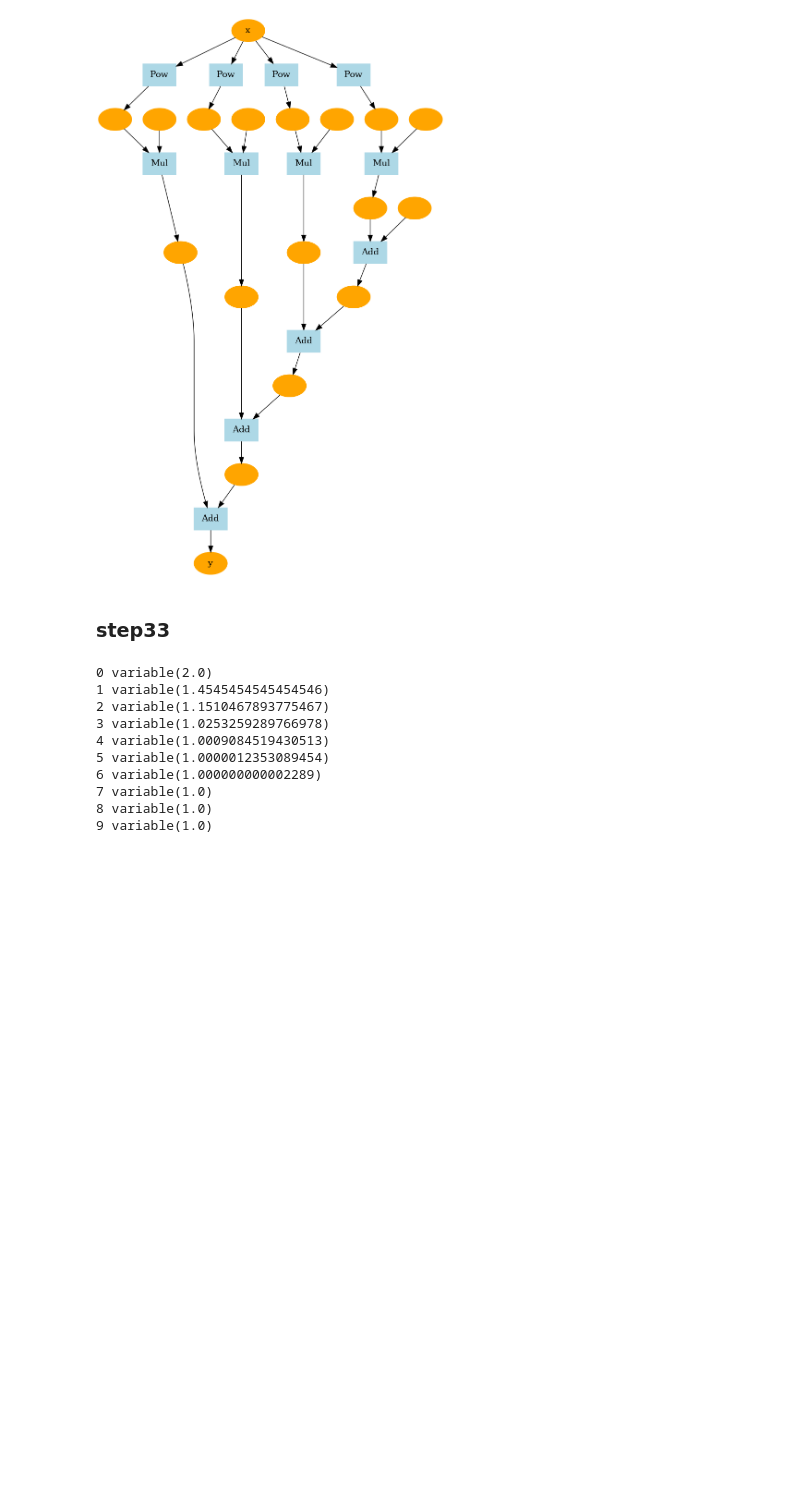
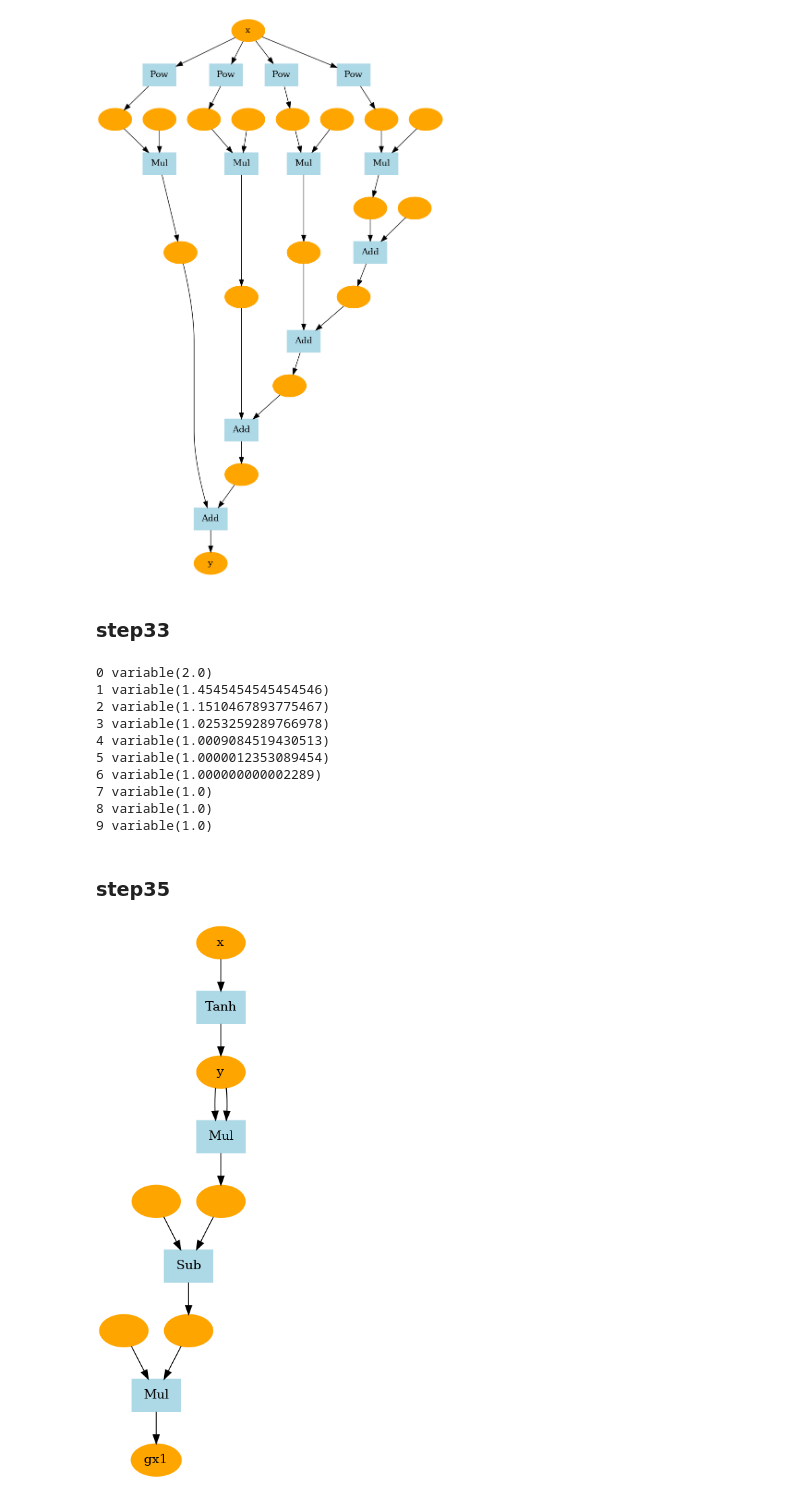
Before and after one commit to pedrogao/aizero, a Jupyter notebook: notebooks/function.ipynb, the cells around one changed output. Saved outputs shown, nothing was run; the diff lists cells and outputs as text; code cells hidden in the pictures; blank space fills up the shorter version.

Commit message:
feat: add more functions

```diff
--- a/notebooks/function.ipynb
+++ b/notebooks/function.ipynb
@@ -420,3 +420,33 @@ for i in range(iters):
 7 variable(1.0)
 8 variable(1.0)
 9 variable(1.0)
+# %% [markdown]
+### step35
+# %%
+if '__file__' in globals():
+    import os, sys
+    sys.path.append(os.path.join(os.path.dirname(__file__), '../src'))
+
+import numpy as np
+from grad import Variable, Function
+from grad.utils import plot_dot_graph
+import grad.functions as F
+
+x = Variable(np.array(1.0))
+y = F.tanh(x)
+x.name = 'x'
+y.name = 'y'
+y.backward(create_graph=True)
+
+iters = 0
+
+for i in range(iters):
+  gx = x.grad
+  x.cleargrad()
+  gx.backward(create_graph=True)
+
+gx2 = x.grad
+gx2.name = 'gx' + str(iters + 1)
+plot_dot_graph(gx2, verbose=False, to_file='tanh.png')
+# %% [output]
+[figure, added]
```
Also changed, not shown: 3 other files.
